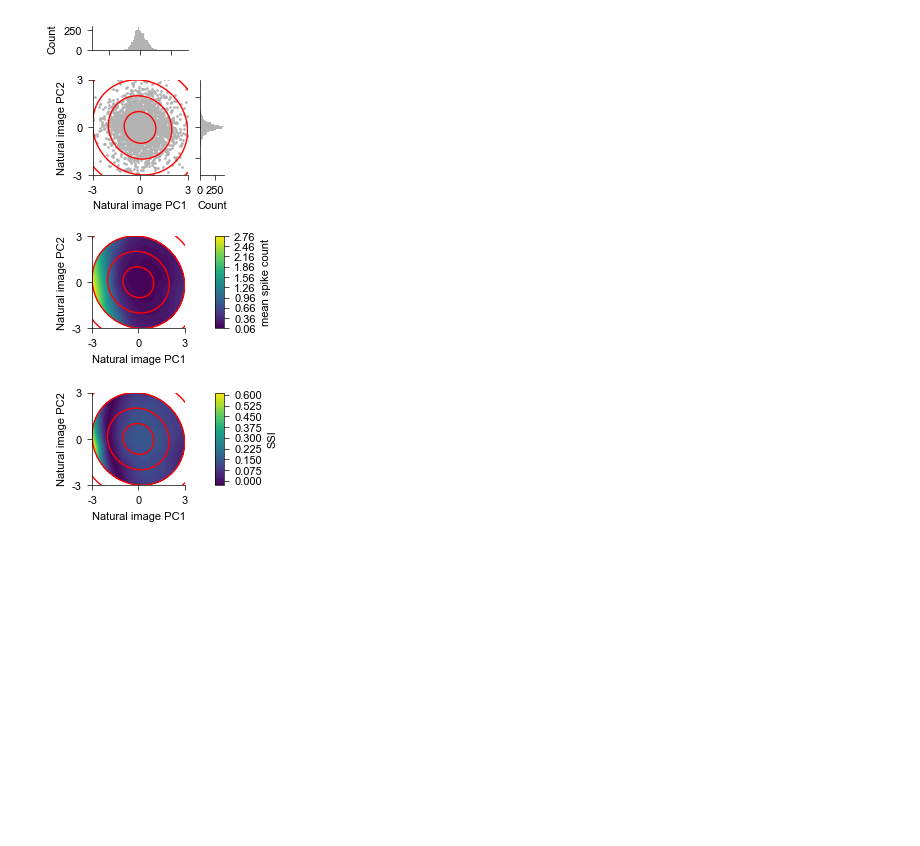
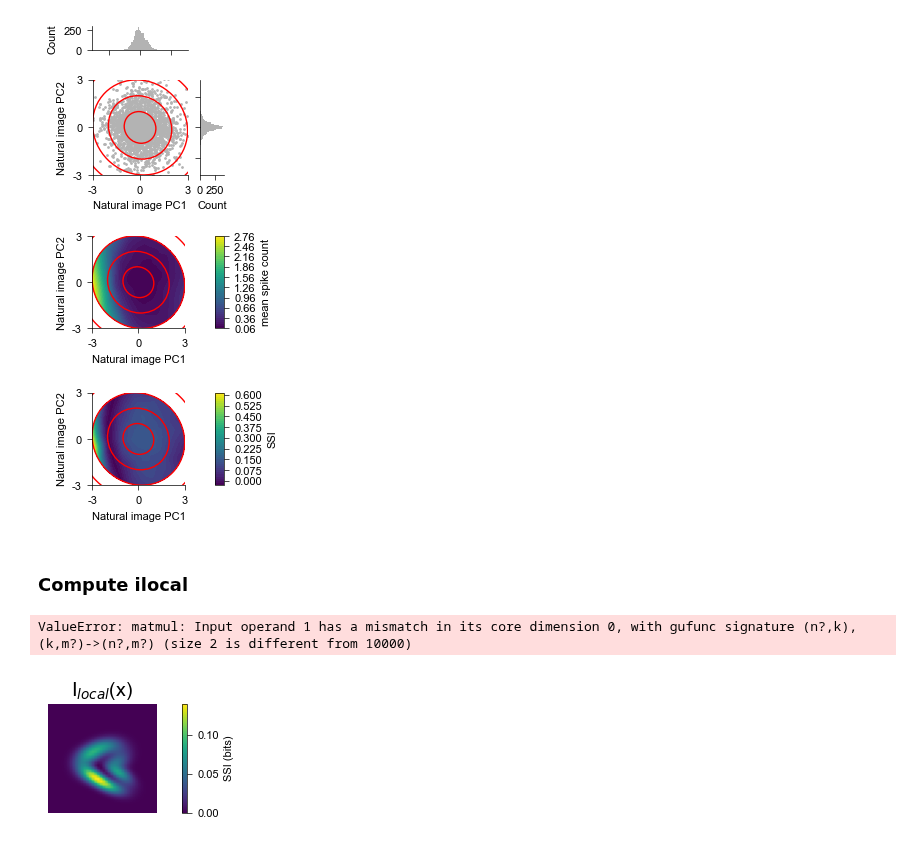
Before and after one commit to steevelaquitaine/fisher-info-limits, a Jupyter notebook: notebooks/fig3_w_ilocal.ipynb, the cells around one changed output. Drawn from its saved outputs; the diff is of its cells as text; code cells hidden in the pictures; blank space fills up the shorter version.

Commit message:
checkpoint computing ilocal for fig3

```diff
--- a/notebooks/fig3_w_ilocal.ipynb
+++ b/notebooks/fig3_w_ilocal.ipynb
@@ -69,6 +70,12 @@ plt.rcParams["ytick.minor.size"] = 2 * 1.1
 ## Functions
 # %%
 # utils -----------------------------------------------------------
+
+def sum2(data):
+    """Sum over columns and keep
+    data dimensionality
+    """
+    return (data).sum(1, keepdims=True)
 
 def create_gaussian_mask(grid_x, grid_y, mu, sigma, n_std=3):
     """
@@ -607,7 +630,7 @@ Sigma_f2 = np.array([[1, -0.4],
                       [-0.4, 0.5]])
 mu = np.array([0.3, -1.2])
 
-firingrate = f(X, mu, Sigma_f, Sigma_f2, amp).reshape(nx, nx).T         # OK !
+firingrate = f(X).reshape(nx, nx).T         # OK !
 
 
 # compute SSI ------------------------------------------------------------
@@ -630,8 +653,7 @@ logpx_r = logpr_x + vec(logpx) - logpr
 HX_r = (-sum( exp(logpx_r) * logpx_r) * dx**2)[None]
 
 # SSI = H(X) - <H(X|r)>_p(r|x) of shape (nx, nx)
-_, logdeterm = np.linalg.slogdet(2*pi*exp(1)*Sigmax)               # OK!
-SSI = 0.5 * logdeterm - HX_r @ exp(logpr_x).T                      # OK!
+SSI = 0.5 * slogdet(2*pi*exp(1)*Sigmax)[1] - HX_r @ exp(logpr_x).T                      # OK!
 SSI = SSI.reshape(nx, nx).T
 
 # I(R;X), a scalar
@@ -646,11 +668,11 @@ gamma_max = 200
 eta = 1e-4
 
 # tuning curve
-f0 = f(X, mu, Sigma_f, Sigma_f2, amp)
+f0 = f(X)
 
 # compute numerical derivative, nabla_x f
-f1 = f(X + np.array([eta, 0]), mu, Sigma_f, Sigma_f2, amp) # of shape (1, nx**2) # OK
-f2 = f(X + np.array([0, eta]), mu, Sigma_f, Sigma_f2, amp) # of shape (1, nx**2) # OK
+f1 = f(X + np.array([eta, 0])) # of shape (1, nx**2) # OK
+f2 = f(X + np.array([0, eta])) # of shape (1, nx**2) # OK
 df = np.vstack([f1-f0, f2-f0]) / eta # of shape (2, nx**2)
 
 # Ilocal0 =  int J_gamma(y) dgamma, from gamma_0 to gamma
@@ -660,8 +682,7 @@ Ilocal0 = zeros((nx**2, 1))
 for i in range(nx**2):
     J = df[:,i][:,None] * df[:,i][:,None].T / f0[i] # fisher
 
-    _, logdeterm = np.linalg.slogdet(eye(2)+J * gamma0 * Sigmax / (gamma0*eye(2)+Sigmax))      # OK!
-    Ilocal0[i] = 0.5 * logdeterm   #Ilocal0
+    Ilocal0[i] = 0.5 * slogdet(eye(2)+J * gamma0 * Sigmax / (gamma0*eye(2)+Sigmax))[1]   #Ilocal0
 
 Ilocal0 = Ilocal0.reshape(nx,nx).T
 
@@ -703,0 +723,2 @@ assert np.allclose(J, np.zeros((2,2)), atol=1e-6), 'Wrong J'
+# %% [markdown]
+### Compute ilocal
@@ -703,0 +814,31 @@ assert np.allclose(J, np.zeros((2,2)), atol=1e-6), 'Wrong J'
+# %%
+%%time
+
+# subplot 3: I_local heatmap
+ax3 = plt.subplot(3, 1, 3)
+im = ax3.imshow(Ilocal / np.log(2), extent=[x.min(), x.max(), x.min(), x.max()],
+                origin='lower', cmap='viridis', aspect='equal',
+                vmin=0, vmax=Ilocal.max() / np.log(2))
+plt.colorbar(im, ax=ax3, label='SSI (bits)')
+ax3.set_title('I$_{local}$(x)', fontsize=14)
+ax3.set_xlim([-4, 4])
+ax3.set_ylim([-4, 4])
+ax3.axis('off')
+
+# plot convergence
+if igamma > 1:
+    plt.figure(2, figsize=(8, 6))
+    plt.semilogx(gamma[:igamma], Inf[:igamma], 'b-', linewidth=2, label='plug in')
+    plt.axhline(Inf_ssi, color='orange', linestyle='--', linewidth=2,
+                label=r'$\int_0^\gamma \langle I_{\gamma}(x)\rangle_{p(x)} d\gamma$')
+    plt.xlabel('gamma', fontsize=12)
+    plt.ylabel('information (nats)', fontsize=12)
+    plt.ylim([0, 1.2 * Inf_ssi])
+    plt.xlim([gamma[0], gamma[igamma-1]])
+    plt.legend(fontsize=14, frameon=False, loc='lower right')
+    plt.gca().spines[['top', 'right']].set_visible(False)
+    plt.tick_params(labelsize=12)
+    plt.tight_layout()
+# %% [output]
+ValueError: matmul: Input operand 1 has a mismatch in its core dimension 0, with gufunc signature (n?,k),(k,m?)->(n?,m?) (size 2 is different from 10000)
+[figure, added]
```
Also changed, not shown: parts of 5 cells of this notebook.
